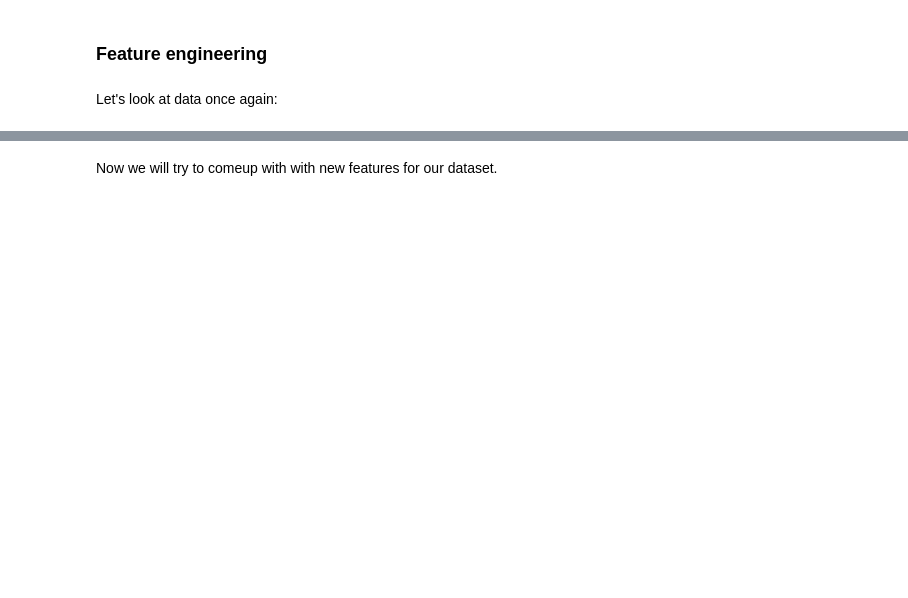
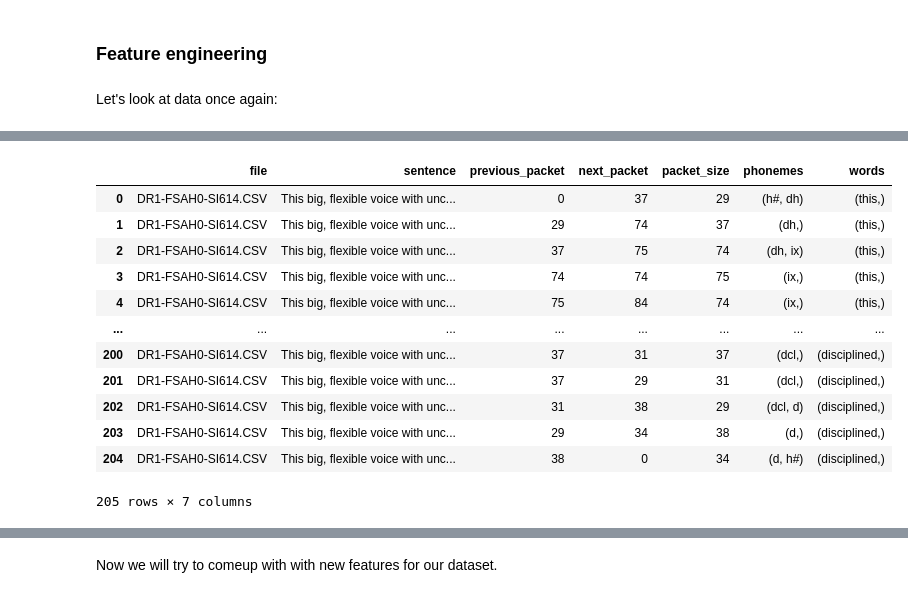
Before and after one commit to czFIRE/BT_attack_on_VoIP_encrypted_messengers, a Jupyter notebook: bt.ipynb, the cells around one changed output, grey strips where cells are left out. Saved outputs shown, nothing was run; the diff lists cells and outputs as text; code cells hidden in the pictures; blank space fills up the shorter version.

```diff
--- a/bt.ipynb
+++ b/bt.ipynb
@@ -155,0 +223,80 @@ data
+# %%
+def file_parser(path):
+    file = open(path, 'r')
+    lines = file.readlines()
+
+    file_type = path.split("-")[2]
+    sentence = ""
+    file_data = []
+
+    has_value = False
+    previous = 0
+
+    for line in lines:
+        line = line.strip()
+
+        # if there are only 2 informations on line and second is h#, then ignore
+        # strip line, split primarly on ; secondary on ,
+        if (line.startswith('#')):
+            if (not sentence):
+                sentence = line[len('# Sentence: "'): len(line) - 1]
+            continue
+
+        line = line.split(';')
+
+        if (len(line) == 1):
+            #lines containing only their packet size and nothing else, they should be added
+            #TODO
+            line += [""]
+            line += [""]
+            continue
+
+        if (len(line) == 2):
+            #this tries to remove most of the silence at the start of the recording
+            #potentionally harmfull as we shouldn't clean test data this way (we will be reading labels)
+            if (line[1] == 'h#'):
+                continue
+            line += [""]
+
+        line[1] = tuple(line[1].split(','))
+        line[2] = tuple(list(map(lambda a: a.strip('"'), line[2].split(','))))
+
+        if (has_value):
+            file_data[-1][3] = line[0]
+
+        # file_type and sentence contain duplicate informations, but are kept for readability
+        line = [path.split('/')[3]] + [sentence] + [previous] + [0] + line
+        #adding previous as feature
+        previous = line[4]
+        file_data += [line]
+
+        #adding next frame as feature
+        has_value = True
+
+
+
+    return pd.DataFrame(file_data, columns=['file', 'sentence', 'previous_packet', 'next_packet','packet_size', 'phonemes', 'words'])
+
+def load_files(directory):
+    filelist = os.listdir(directory)
+    #read them into pandas
+    df_list = [file_parser(directory+file) for file in filelist]
+    #concatenate them together
+    return pd.concat(df_list, ignore_index=True)
+
+test_file = file_parser("./data/skype_train_data/DR1-FSAH0-SI614.CSV")
+test_file
+# %% [output]
+|  | file | sentence | previous_packet | next_packet | packet_size | phonemes | words |
+| 0 | DR1-FSAH0-SI614.CSV | This big, flexible voice with unc... | 0 | 37 | 29 | (h#, dh) | (this,) |
+| 1 | DR1-FSAH0-SI614.CSV | This big, flexible voice with unc... | 29 | 74 | 37 | (dh,) | (this,) |
+| 2 | DR1-FSAH0-SI614.CSV | This big, flexible voice with unc... | 37 | 75 | 74 | (dh, ix) | (this,) |
+| 3 | DR1-FSAH0-SI614.CSV | This big, flexible voice with unc... | 74 | 74 | 75 | (ix,) | (this,) |
+| 4 | DR1-FSAH0-SI614.CSV | This big, flexible voice with unc... | 75 | 84 | 74 | (ix,) | (this,) |
+| ... | ... | ... | ... | ... | ... | ... | ... |
+| 200 | DR1-FSAH0-SI614.CSV | This big, flexible voice with unc... | 37 | 31 | 37 | (dcl,) | (disciplined,) |
+| 201 | DR1-FSAH0-SI614.CSV | This big, flexible voice with unc... | 37 | 29 | 31 | (dcl,) | (disciplined,) |
+| 202 | DR1-FSAH0-SI614.CSV | This big, flexible voice with unc... | 31 | 38 | 29 | (dcl, d) | (disciplined,) |
+| 203 | DR1-FSAH0-SI614.CSV | This big, flexible voice with unc... | 29 | 34 | 38 | (d,) | (disciplined,) |
+| 204 | DR1-FSAH0-SI614.CSV | This big, flexible voice with unc... | 38 | 0 | 34 | (d, h#) | (disciplined,) |
+205 rows × 7 columns
```
Also changed, not shown: parts of 22 cells of this notebook.
